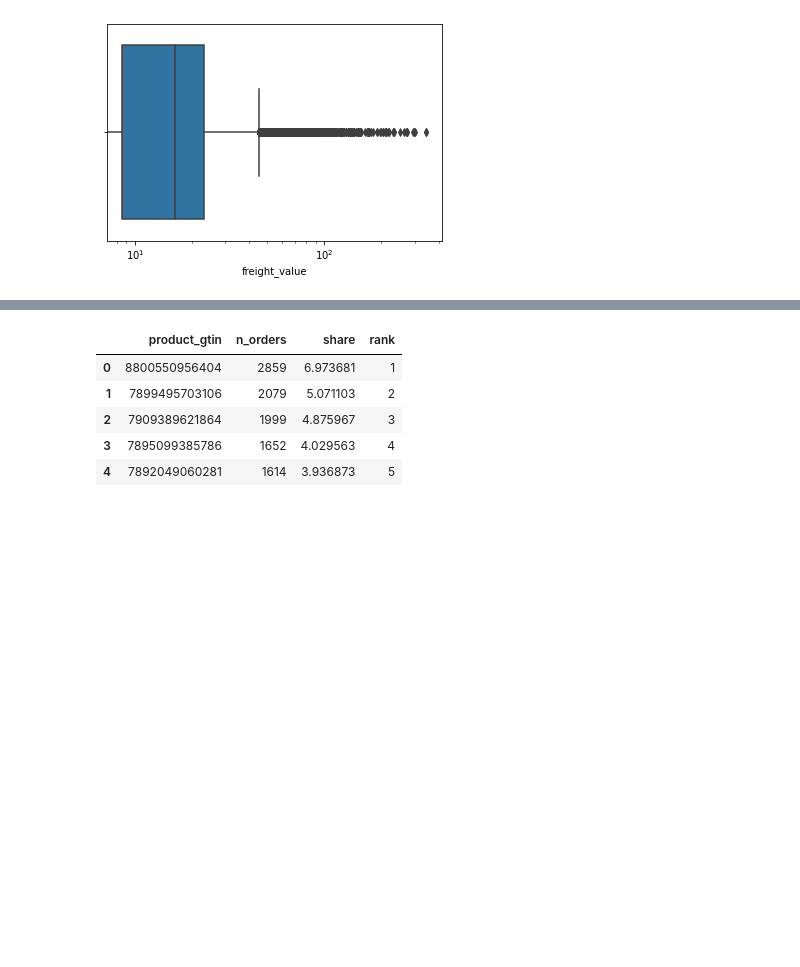
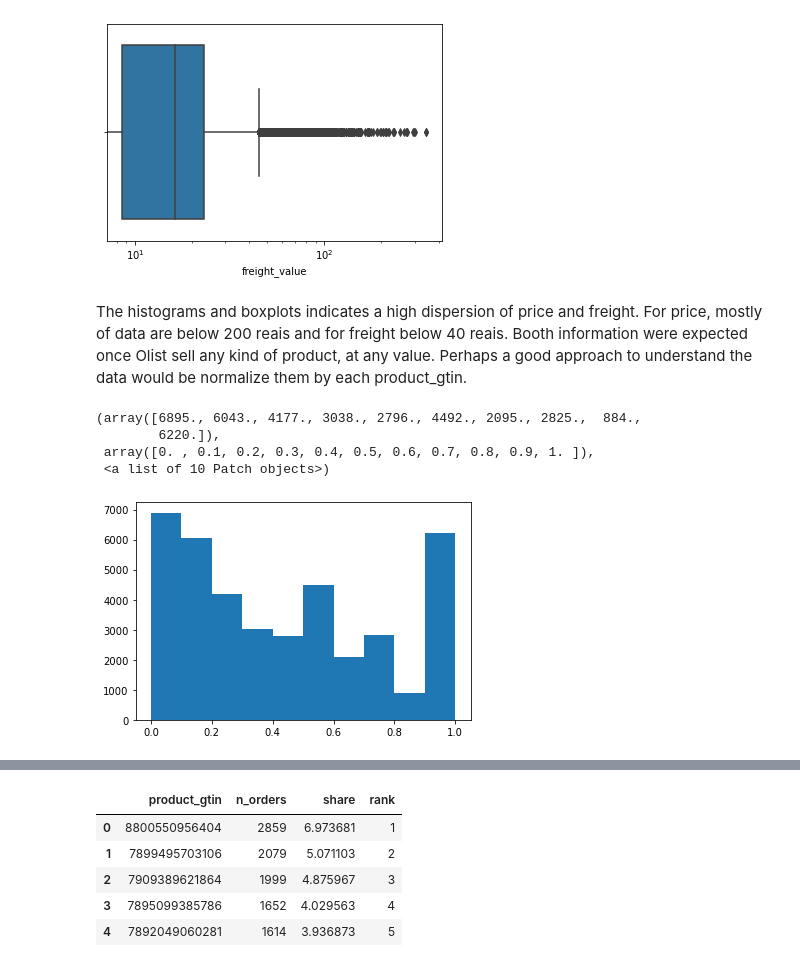
Before and after one commit to ds4a-team4/dynamic-pricing-bkp, a Jupyter notebook: EDA/EDA_Orders.ipynb, the cells around one changed output, grey strips where cells are left out. Cells and saved outputs as stored; diff of their text form; code cells hidden in the pictures; blank space fills up the shorter version.

```diff
--- a/EDA_Orders.ipynb
+++ b/EDA/EDA_Orders.ipynb
@@ -49,3 +52,21 @@ g = sns.boxplot(df['freight_value'])
 g.set_xscale('log')
 # %% [output]
 [figure]
+# %% [markdown]
+The histograms and boxplots indicates a high dispersion of price and freight. For price, mostly of data are below 200 reais and for freight below 40 reais. Booth information were expected once Olist sell any kind of product, at any value. Perhaps a good approach to understand the data would be normalize them by each product_gtin.
+# %%
+#groupby gtin, calculating min and max to normalize prices and check the distribution.
+df_min = df.groupby(['product_gtin'])['price'].min()
+df_max = df.groupby(['product_gtin'])['price'].max()
+df_norm = df[{'product_gtin','price'}]
+df_norm = df_norm.merge(df_max, on = 'product_gtin')
+df_norm = df_norm.merge(df_min, on = 'product_gtin')
+#price_x == original price, price_y == max price, price == min price. I dont know why its not working.
+df_norm['price_norm'] = (df_norm['price_x']-df_norm['price'])/(df_norm['price_y']- df_norm['price'])
+plt.hist(df_norm['price_norm'])
+# %% [output]
+(array([6895., 6043., 4177., 3038., 2796., 4492., 2095., 2825.,  884.,
+        6220.]),
+ array([0. , 0.1, 0.2, 0.3, 0.4, 0.5, 0.6, 0.7, 0.8, 0.9, 1. ]),
+ <a list of 10 Patch objects>)
+[figure, added]
```
Also changed, not shown: parts of 14 cells of this notebook, 3 other files.
